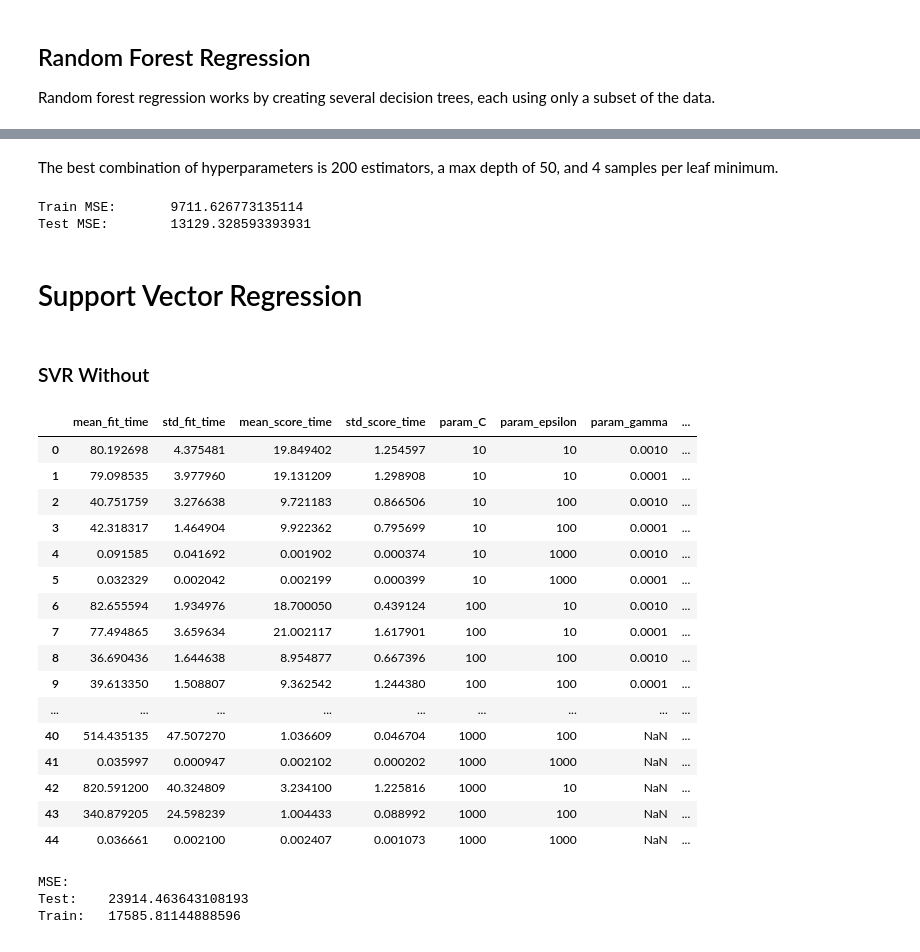
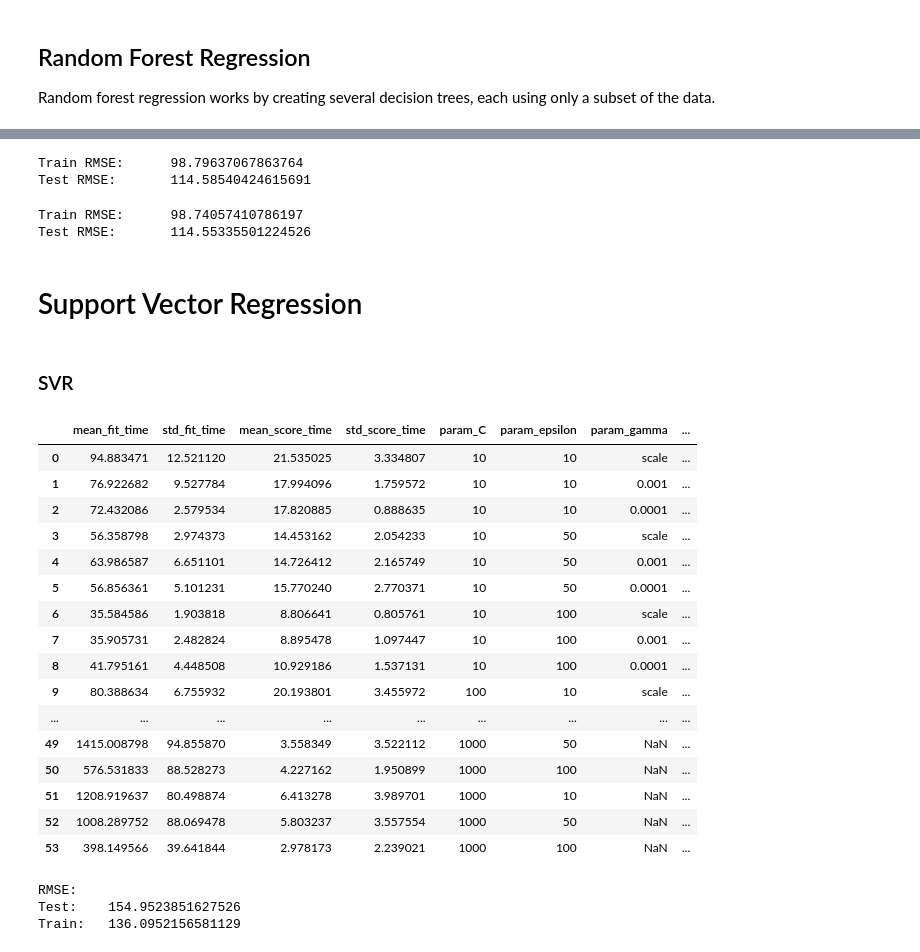
Before and after one commit to et-mar/ECGR4105FinalProject, a Jupyter notebook: NE_Mexican_House_sklearn.ipynb, the cells around one changed output, grey strips where cells are left out. Saved outputs shown, nothing was run; the diff lists cells and outputs as text; code cells hidden in the pictures.

Commit message:
RMSE, workflow changes
Updated to give RMSE instead of MSE as evaluation metric.  Slight changes to tuning workflow.

```diff
--- a/NE_Mexican_House_sklearn.ipynb
+++ b/NE_Mexican_House_sklearn.ipynb
@@ -354,21 +308,33 @@ for ii, n in enumerate(n_trees):
-# %% [markdown]
-The best combination of hyperparameters is 200 estimators, a max depth of 50, and 4 samples per leaf minimum.
 # %%
-model = RandomForestRegressor(n_estimators=200, min_samples_leaf=4, max_depth=40, criterion='squared_error', n_jobs=-1)
+# Try the best to see if it works better than with no pruning
+model = RandomForestRegressor(n_estimators=100, min_samples_leaf=4, min_samples_split=10, max_depth=50, criterion='squared_error', n_jobs=-1)
 model.fit(X_train, Y_train)
 
 Y_test_pred = model.predict(X_test)
 Y_train_pred = model.predict(X_train)
 
-print("Train MSE:\t", mean_squared_error(Y_train, Y_train_pred))
-print("Test MSE:\t", mean_squared_error(Y_test, Y_test_pred))
+print("Train RMSE:\t", root_mean_squared_error(Y_train, Y_train_pred))
+print("Test RMSE:\t", root_mean_squared_error(Y_test, Y_test_pred))
 # %% [output]
-Train MSE:       9711.626773135114
-Test MSE:        13129.328593393931
+Train RMSE:      98.79637067863764
+Test RMSE:       114.58540424615691
+# %%
+# Try the with more trees to see if there is an improvement
+model = RandomForestRegressor(n_estimators=200, min_samples_leaf=4, min_samples_split=10, max_depth=50, criterion='squared_error', n_jobs=-1)
+model.fit(X_train, Y_train)
+
+Y_test_pred = model.predict(X_test)
+Y_train_pred = model.predict(X_train)
+
+print("Train RMSE:\t", root_mean_squared_error(Y_train, Y_train_pred))
+print("Test RMSE:\t", root_mean_squared_error(Y_test, Y_test_pred))
+# %% [output]
+Train RMSE:      98.74057410786197
+Test RMSE:       114.55335501224526
 # %% [markdown]
 # Support Vector Regression
 # %% [markdown]
-### SVR Without
+### SVR
 # %%
 from sklearn.svm import SVR
 from sklearn.model_selection import train_test_split
@@ -389,61 +355,61 @@ X_test = std_scaler.transform(X_test)
 # %%
 from sklearn.model_selection import GridSearchCV
 
 model = SVR()
 # Grid search:
 param_grid = [
     {'kernel': ['rbf'],
-     'gamma': [1e-3, 1e-4],
+     'gamma': ['scale',1e-3, 1e-4],
      'C': [10, 100, 1000],
-     'epsilon': [10, 100, 1000]
+     'epsilon': [10, 50, 100]
     },
     {'kernel': ['poly'],
      'degree': [2,3,4],
      'C': [10, 100, 1000],
-     'epsilon': [10, 100, 1000]
+     'epsilon': [10, 50, 100]
     }
 ]
 
 search = GridSearchCV(estimator=model, param_grid=param_grid, scoring="neg_mean_squared_error", n_jobs=-1)
 search.fit(X_train, Y_train)
 
 results = pd.DataFrame(search.cv_results_)
 
 results
 # %% [output]
 |  | mean_fit_time | std_fit_time | mean_score_time | std_score_time | param_C | param_epsilon | param_gamma | ... |
-| 0 | 80.192698 | 4.375481 | 19.849402 | 1.254597 | 10 | 10 | 0.0010 | ... |
-| 1 | 79.098535 | 3.977960 | 19.131209 | 1.298908 | 10 | 10 | 0.0001 | ... |
-| 2 | 40.751759 | 3.276638 | 9.721183 | 0.866506 | 10 | 100 | 0.0010 | ... |
-| 3 | 42.318317 | 1.464904 | 9.922362 | 0.795699 | 10 | 100 | 0.0001 | ... |
-| 4 | 0.091585 | 0.041692 | 0.001902 | 0.000374 | 10 | 1000 | 0.0010 | ... |
-| 5 | 0.032329 | 0.002042 | 0.002199 | 0.000399 | 10 | 1000 | 0.0001 | ... |
-| 6 | 82.655594 | 1.934976 | 18.700050 | 0.439124 | 100 | 10 | 0.0010 | ... |
-| 7 | 77.494865 | 3.659634 | 21.002117 | 1.617901 | 100 | 10 | 0.0001 | ... |
-| 8 | 36.690436 | 1.644638 | 8.954877 | 0.667396 | 100 | 100 | 0.0010 | ... |
-| 9 | 39.613350 | 1.508807 | 9.362542 | 1.244380 | 100 | 100 | 0.0001 | ... |
+| 0 | 94.883471 | 12.521120 | 21.535025 | 3.334807 | 10 | 10 | scale | ... |
+| 1 | 76.922682 | 9.527784 | 17.994096 | 1.759572 | 10 | 10 | 0.001 | ... |
+| 2 | 72.432086 | 2.579534 | 17.820885 | 0.888635 | 10 | 10 | 0.0001 | ... |
+| 3 | 56.358798 | 2.974373 | 14.453162 | 2.054233 | 10 | 50 | scale | ... |
+| 4 | 63.986587 | 6.651101 | 14.726412 | 2.165749 | 10 | 50 | 0.001 | ... |
+| 5 | 56.856361 | 5.101231 | 15.770240 | 2.770371 | 10 | 50 | 0.0001 | ... |
+| 6 | 35.584586 | 1.903818 | 8.806641 | 0.805761 | 10 | 100 | scale | ... |
+| 7 | 35.905731 | 2.482824 | 8.895478 | 1.097447 | 10 | 100 | 0.001 | ... |
+| 8 | 41.795161 | 4.448508 | 10.929186 | 1.537131 | 10 | 100 | 0.0001 | ... |
+| 9 | 80.388634 | 6.755932 | 20.193801 | 3.455972 | 100 | 10 | scale | ... |
 | ... | ... | ... | ... | ... | ... | ... | ... | ... |
-| 40 | 514.435135 | 47.507270 | 1.036609 | 0.046704 | 1000 | 100 | NaN | ... |
-| 41 | 0.035997 | 0.000947 | 0.002102 | 0.000202 | 1000 | 1000 | NaN | ... |
-| 42 | 820.591200 | 40.324809 | 3.234100 | 1.225816 | 1000 | 10 | NaN | ... |
-| 43 | 340.879205 | 24.598239 | 1.004433 | 0.088992 | 1000 | 100 | NaN | ... |
-| 44 | 0.036661 | 0.002100 | 0.002407 | 0.001073 | 1000 | 1000 | NaN | ... |
+| 49 | 1415.008798 | 94.855870 | 3.558349 | 3.522112 | 1000 | 50 | NaN | ... |
+| 50 | 576.531833 | 88.528273 | 4.227162 | 1.950899 | 1000 | 100 | NaN | ... |
+| 51 | 1208.919637 | 80.498874 | 6.413278 | 3.989701 | 1000 | 10 | NaN | ... |
+| 52 | 1008.289752 | 88.069478 | 5.803237 | 3.557554 | 1000 | 50 | NaN | ... |
+| 53 | 398.149566 | 39.641844 | 2.978173 | 2.239021 | 1000 | 100 | NaN | ... |
 # %%
 from sklearn.metrics import mean_squared_error
 # Train the model using the best hyperparameters and test on a separate validation set
-model = SVR(kernel='poly', degree=4, C=1000, epsilon=100)
+model = SVR(kernel='rbf', gamma='scale', C=1000, epsilon=50)
 
 model.fit(X_train, Y_train)
 
 Y_test_pred = model.predict(X_test)
 Y_train_pred = model.predict(X_train)
 
-print("MSE:")
-print("Test:\t", mean_squared_error(Y_test, Y_test_pred))
-print("Train:\t", mean_squared_error(Y_train, Y_train_pred))
+print("RMSE:")
+print("Test:\t", root_mean_squared_error(Y_test, Y_test_pred))
+print("Train:\t", root_mean_squared_error(Y_train, Y_train_pred))
 # %% [output]
-MSE:
-Test:    23914.463643108193
-Train:   17585.81144888596
+RMSE:
+Test:    154.9523851627526
+Train:   136.0952156581129
 # %%
 # Using the second-best set of hyperparameters
```
Also changed, not shown: parts of 14 cells of this notebook.
